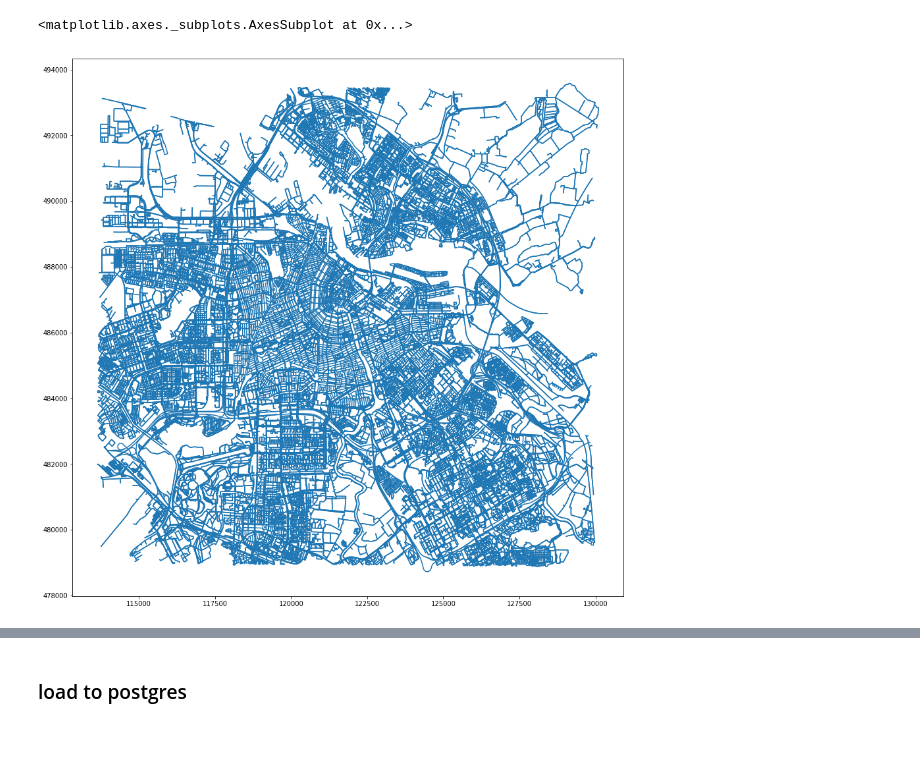
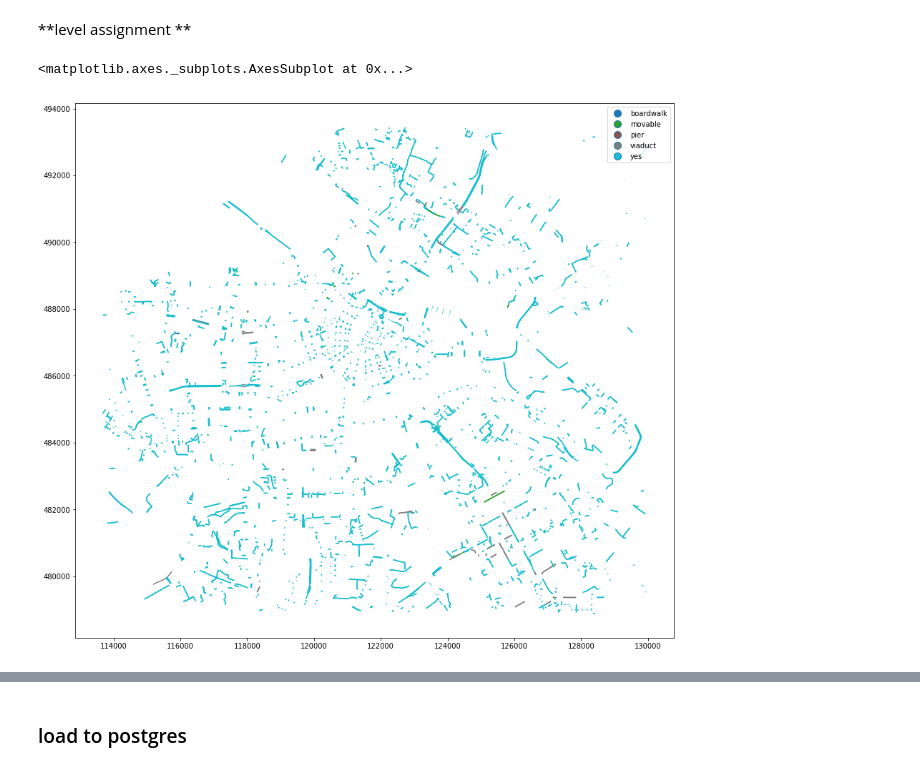
Before and after one commit to rmania/distance_matrix_datapipeline, a Jupyter notebook: osm_network/amsterdam_osm_network.ipynb, the cells around one changed output, grey strips where cells are left out. Cells and saved outputs as stored; diff of their text form; code cells hidden in the pictures; blank space fills up the shorter version.

```diff
--- a/osm_network/amsterdam_osm_network.ipynb
+++ b/osm_network/amsterdam_osm_network.ipynb
@@ -16,6 +25,6 @@ PATH_TO_DATA_FOLDER = '../data/'
 bbox_ams_4326 = [4.780453, 52.29726, 5.020436, 52.427875]
 bbox_ams_osm = [52.427875, 52.29726, 5.020436, 4.780453] # N, S, E, W
 # %%
-#G = ox.graph_from_bbox(bbox_ams_osm[0], bbox_ams_osm[1], bbox_ams_osm[2], bbox_ams_osm[3],
-#                       simplify=True, network_type='all', name='Amsterdam')
+G = ox.graph_from_bbox(bbox_ams_osm[0], bbox_ams_osm[1], bbox_ams_osm[2], bbox_ams_osm[3],
+                       simplify=True, network_type='all', name='Amsterdam')
 # %%
@@ -24,12 +53,23 @@ df_nodes, df_edges = ox.graph_to_gdfs(G, nodes=True, edges=True)
+# %%
+# filter out motorways/ ring
+df_edges = df_edges.query("fclass != 'motorway_link' and fclass != 'motorway'")
+# %% [markdown]
+**level assignment **
+# %%
+# levels to be put on -1
+level_minus = df_edges.tunnel.value_counts().keys().tolist()
+# levels to be put on 1
+level_plus = df_edges.bridge.value_counts().keys().tolist()
+
+df_edges['level'] = 0
+# assign level -1 to tunnels
+df_edges.loc[df_edges.tunnel.isin(level_minus), 'level'] = -1
+# assign level 1 to bridges
+df_edges.loc[df_edges.bridge.isin(level_plus), 'level'] = 1
 # %%
-df_edges = df_edges.rename(columns ={'highway': 'fclass'})
-# clean highway
-df_edges['fclass'] = pd.Series([row[0]] if isinstance(row, list) else row for row in df_edges['fclass'])
-# extract level from lists (check if correct in all cases!)
-df_edges['level'] = df_edges.level.str.extract('(\d+)')
-
 # convert to 28992
-df_edges['geometry'] = df_edges['geometry'].to_crs(epsg=28992)
+crs_convert = {'init': 'epsg:28992'}
+df_edges['geometry'] = df_edges['geometry'].to_crs(crs_convert)
 
 drop_cols =['u', 'v']
 for col in drop_cols:
@@ -44,8 +84,9 @@ df_nodes['y'] = df_nodes.geometry.y
 df_edges.to_csv(PATH_TO_DATA_FOLDER + 'df_edges_ams.csv', index=False, sep=',')
 df_nodes.to_csv(PATH_TO_DATA_FOLDER + 'df_nodes_ams.csv', index=False, sep=',')
 # %%
+# level 1
 f, ax = plt.subplots(figsize=[15,15])
-df_edges.plot(ax=ax)
+df_edges.query("level == 1").plot(ax=ax, column = 'bridge', legend=True)
 # %% [output]
 <matplotlib.axes._subplots.AxesSubplot at 0x...>
-[figure, old version]
+[figure, new version]
```
Also changed, not shown: parts of 9 cells of this notebook.
